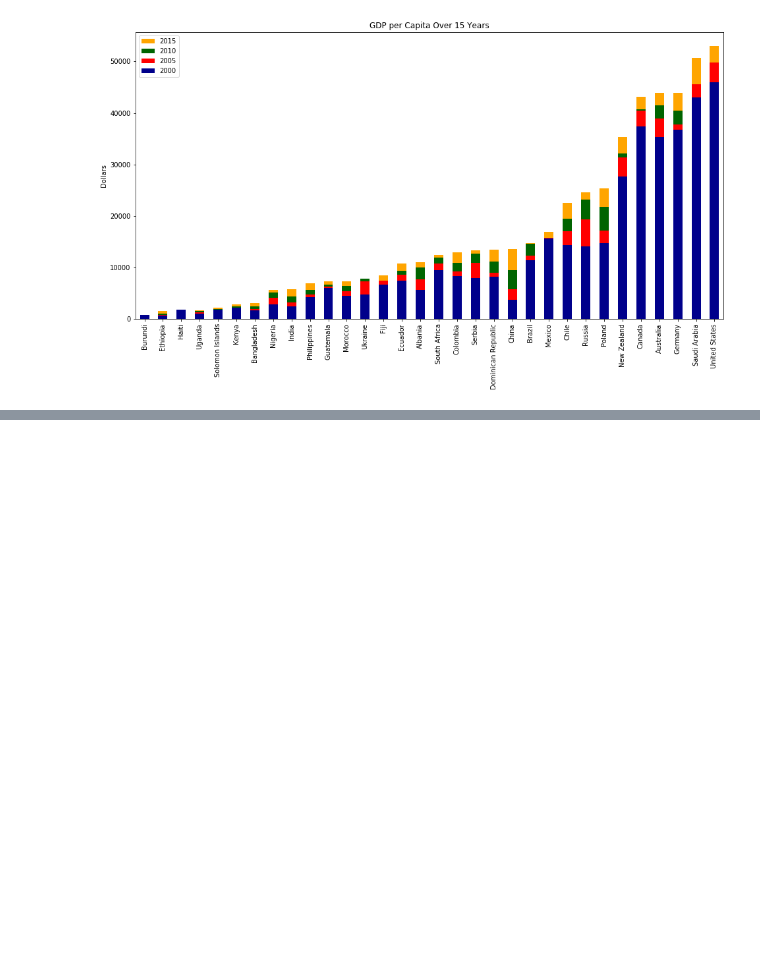
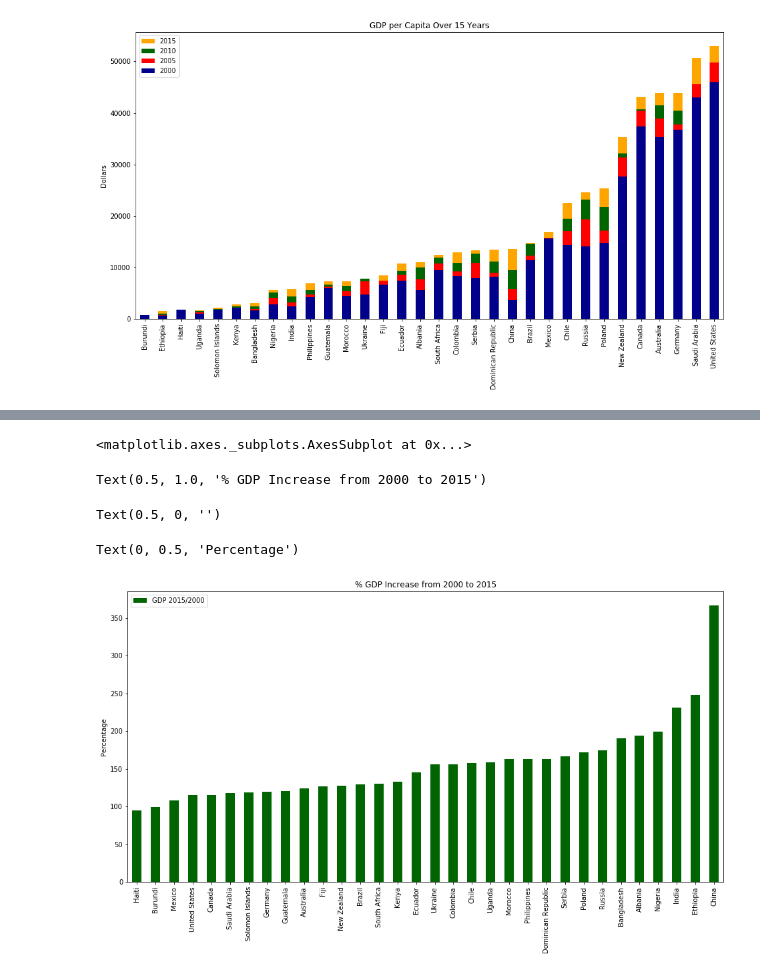
Before and after one commit to nairbdev2/Child_Mortality_Analysis_2000_2015, a Jupyter notebook: pnyb_files/CS418_ds_finalproject_GDP_Plot.ipynb, the cells around one changed output, grey strips where cells are left out. Drawn from its saved outputs; the diff is of its cells as text; code cells hidden in the pictures; blank space fills up the shorter version.

Commit message:
Added percentage increase from 2000 to 2015 gdp and plot graph

```diff
--- a/pnyb_files/CS418_ds_finalproject_GDP_Plot.ipynb
+++ b/pnyb_files/CS418_ds_finalproject_GDP_Plot.ipynb
@@ -69,3 +69,8 @@ Text(0.5, 1.0, 'GDP per Capita Over 15 Years')
 Text(0.5, 0, '')
 Text(0, 0.5, 'Dollars')
 [figure]
+# %%
+# GDP percentage growth from 2000 to 2015
+df4 = pd.read_csv('../datasets/CleanedGDP/Clean_gdp2.csv')
+df4 = df4.set_index('Country')
+df4
@@ -71,0 +96,3 @@ Text(0, 0.5, 'Dollars')
+# %%
+df4['GDP 2015/2000'] = df4['2015']/df4['2000'] * 100
+df4
@@ -71,0 +118,13 @@ Text(0, 0.5, 'Dollars')
+# %%
+df4 = df4.sort_values(by=['GDP 2015/2000'])
+_, ax = plt.subplots()
+df4['GDP 2015/2000'].plot(kind='bar', ax=ax, color='darkgreen',figsize=(16,8),legend=True)
+plt.title("% GDP Increase from 2000 to 2015")
+plt.xlabel("")
+plt.ylabel("Percentage")
+# %% [output]
+<matplotlib.axes._subplots.AxesSubplot at 0x...>
+Text(0.5, 1.0, '% GDP Increase from 2000 to 2015')
+Text(0.5, 0, '')
+Text(0, 0.5, 'Percentage')
+[figure, added]
```
Also changed, not shown: parts of 2 cells of this notebook.
